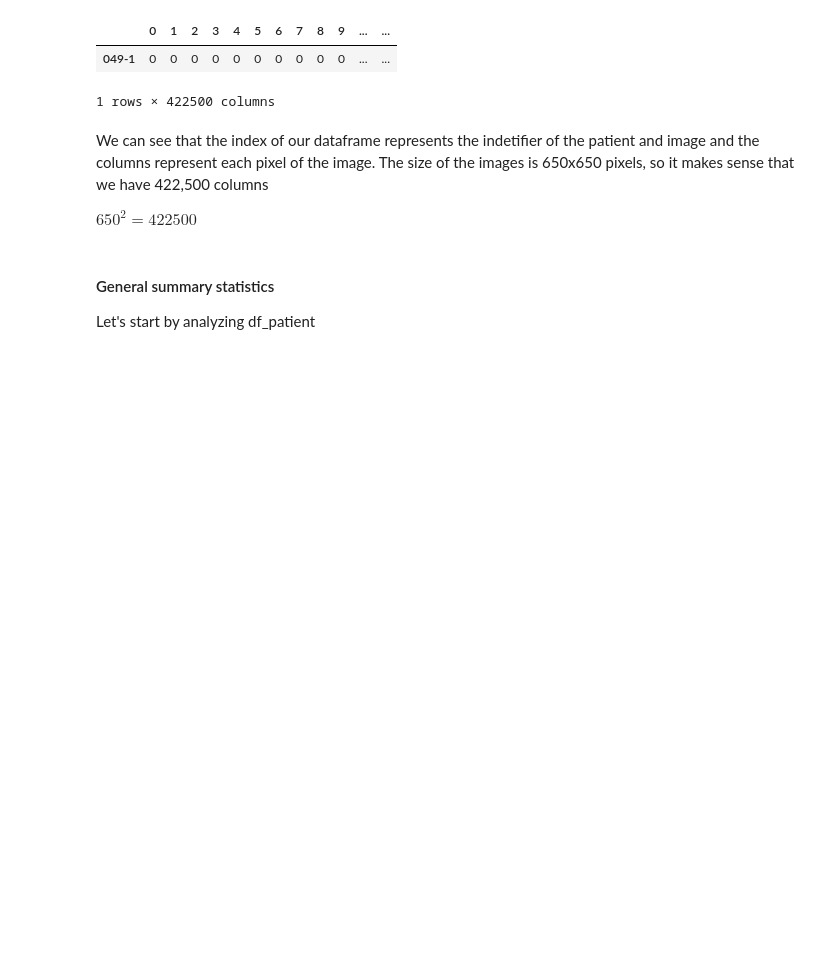
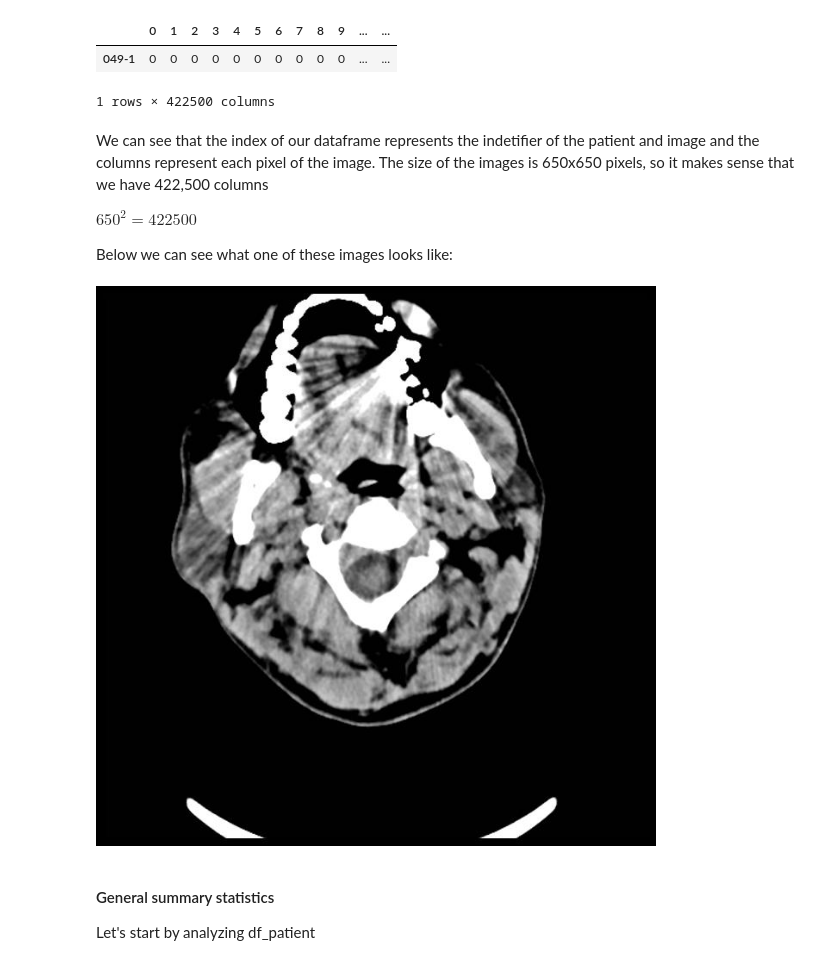
Before and after one commit to DanOren/ITC_Final_project, a Jupyter notebook: EDA.ipynb, the cells around one changed output. Cells and saved outputs as stored; diff of their text form; code cells hidden in the pictures; blank space fills up the shorter version.

```diff
--- a/EDA.ipynb
+++ b/EDA.ipynb
@@ -110,8 +83,6 @@ for folder in os.listdir(IMAGES_DIRECTORY):
     for image in os.listdir(patient_brain_fodler):
         im =Image.open(patient_brain_fodler+"/"+image)
         patient[folder+"-"+image[:-4]] = list(im.getdata())
-        break
-    break
 
 # patient = {}
 # for i in range(49, 131):
@@ -137,6 +108,12 @@ df_brain.head()
 We can see that the index of our dataframe represents the indetifier of the patient and image and the columns represent each pixel of the image. The size of the images is 650x650 pixels, so it makes sense that we have 422,500 columns
 
 $ 650^2 = 422500 $
+
+Below we can see what one of these images looks like:
+# %%
+im
+# %% [output]
+[figure, added]
 # %% [markdown]
 #### General summary statistics
 
```
Also changed, not shown: parts of 2 cells of this notebook.
